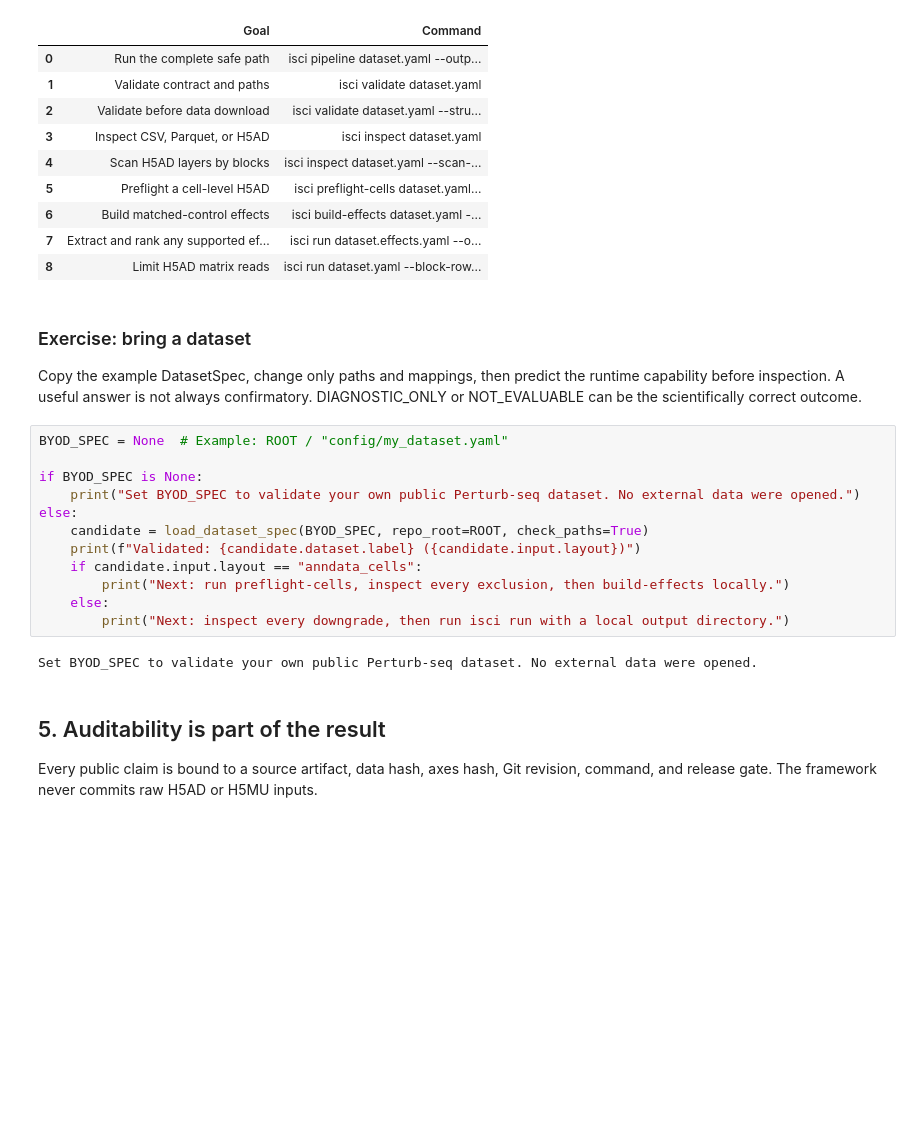
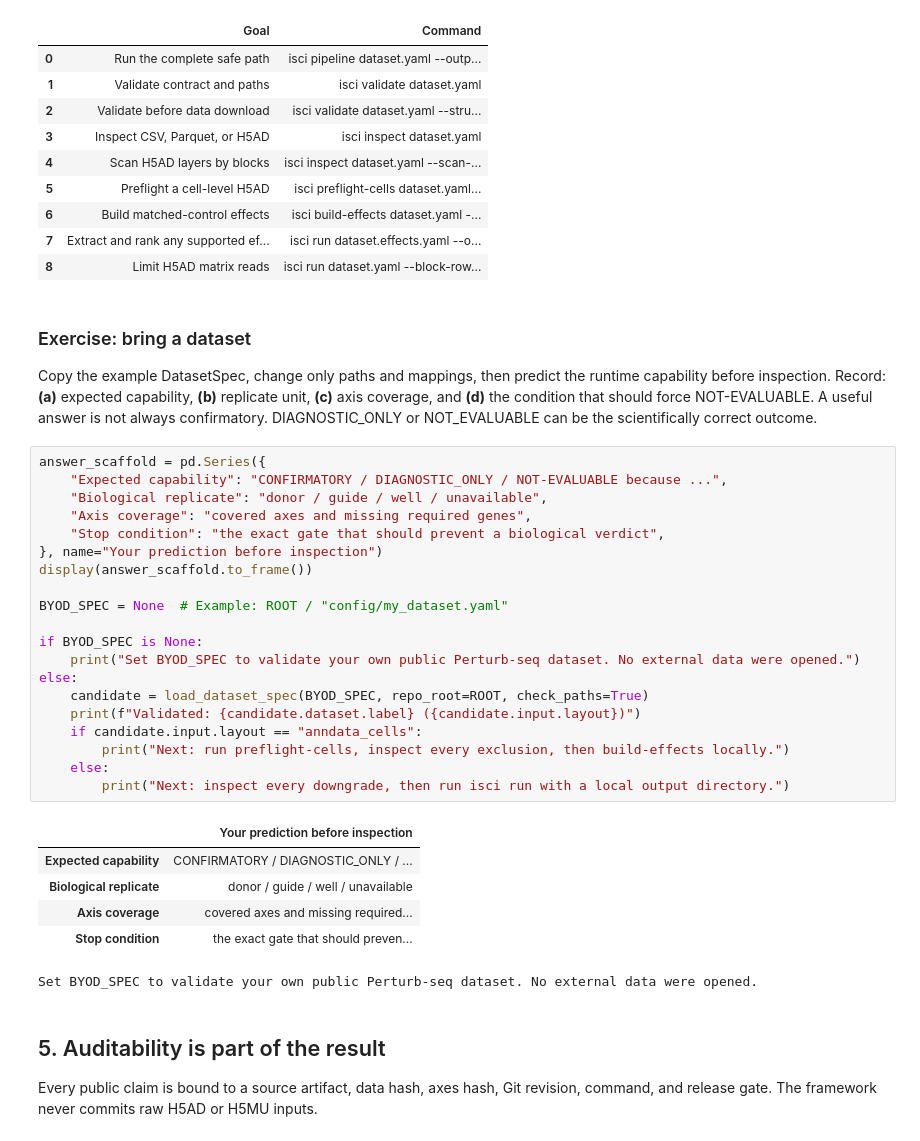
Before and after one commit to anetoc/ISCI-hackathon, a Jupyter notebook: notebooks/ISCI_Researcher_Track_Walkthrough.ipynb, the cells around one changed output. Cells and saved outputs as stored; diff of their text form; blank space fills up the shorter version.

```diff
--- a/notebooks/ISCI_Researcher_Track_Walkthrough.ipynb
+++ b/notebooks/ISCI_Researcher_Track_Walkthrough.ipynb
@@ -269,20 +273,33 @@ display(commands)
 # %% [markdown]
 ### Exercise: bring a dataset
 
-Copy the example DatasetSpec, change only paths and mappings, then predict the runtime capability before inspection. A useful answer is not always confirmatory. DIAGNOSTIC_ONLY or NOT_EVALUABLE can be the scientifically correct outcome.
+Copy the example DatasetSpec, change only paths and mappings, then predict the runtime capability before inspection. Record: **(a)** expected capability, **(b)** replicate unit, **(c)** axis coverage, and **(d)** the condition that should force NOT-EVALUABLE. A useful answer is not always confirmatory. DIAGNOSTIC_ONLY or NOT_EVALUABLE can be the scientifically correct outcome.
 # %%
+answer_scaffold = pd.Series({
+    "Expected capability": "CONFIRMATORY / DIAGNOSTIC_ONLY / NOT-EVALUABLE because ...",
+    "Biological replicate": "donor / guide / well / unavailable",
+    "Axis coverage": "covered axes and missing required genes",
+    "Stop condition": "the exact gate that should prevent a biological verdict",
+}, name="Your prediction before inspection")
+display(answer_scaffold.to_frame())
+
 BYOD_SPEC = None  # Example: ROOT / "config/my_dataset.yaml"
 
 if BYOD_SPEC is None:
     print("Set BYOD_SPEC to validate your own public Perturb-seq dataset. No external data were opened.")
 else:
     candidate = load_dataset_spec(BYOD_SPEC, repo_root=ROOT, check_paths=True)
     print(f"Validated: {candidate.dataset.label} ({candidate.input.layout})")
     if candidate.input.layout == "anndata_cells":
         print("Next: run preflight-cells, inspect every exclusion, then build-effects locally.")
     else:
         print("Next: inspect every downgrade, then run isci run with a local output directory.")
 # %% [output]
+|  | Your prediction before inspection |
+| Expected capability | CONFIRMATORY / DIAGNOSTIC_ONLY / ... |
+| Biological replicate | donor / guide / well / unavailable |
+| Axis coverage | covered axes and missing required... |
+| Stop condition | the exact gate that should preven... |
 Set BYOD_SPEC to validate your own public Perturb-seq dataset. No external data were opened.
 # %% [markdown]
 ## 5. Auditability is part of the result
```
Also changed, not shown: parts of 2 cells of this notebook, 7 other files.
